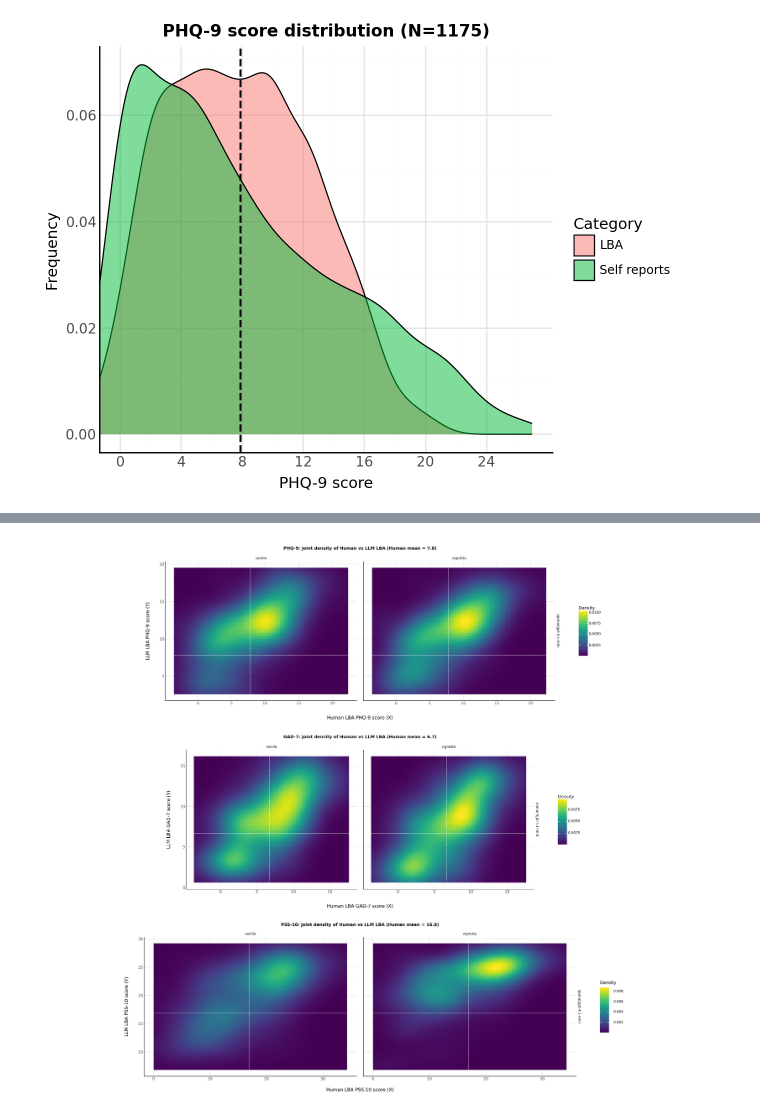
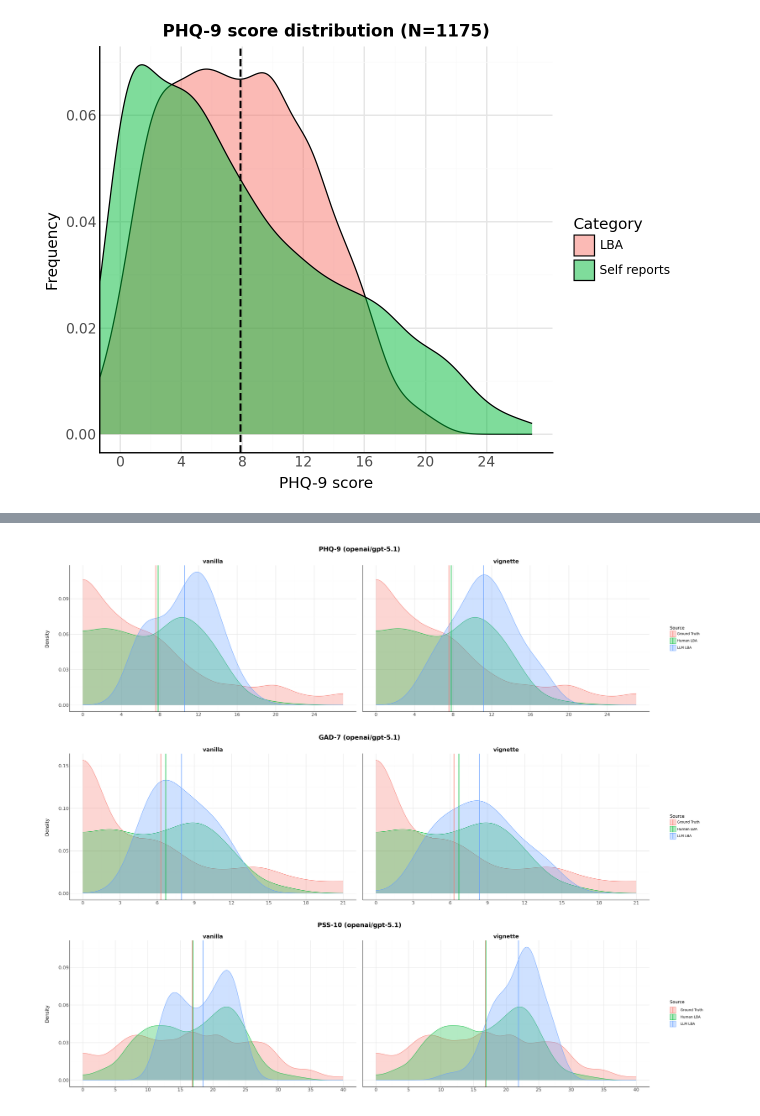
Before and after one commit to shshnk94/personallm, a Jupyter notebook: notebooks/analysis.ipynb, the cells around one changed output, grey strips where cells are left out. Saved outputs shown, nothing was run; the diff lists cells and outputs as text; code cells hidden in the pictures.

```diff
--- a/notebooks/analysis.ipynb
+++ b/notebooks/analysis.ipynb
@@ -429,3 +457,13 @@ pss10_plot = build_density_plot("pss10")
+# %%
+MODEL = "openai/gpt-5.1"
+phq9_plot = build_kde_plot("phq9", MODEL)
+gad7_plot = build_kde_plot("gad7", MODEL)
+pss10_plot = build_kde_plot("pss10", MODEL)
+
+# Each scale is its own strategy-faceted panel; compose side by side.
+(phq9_plot / gad7_plot / pss10_plot) + p9.theme(figure_size=(24, 20))
+# %% [output]
+[figure, added]
 # %%
 # FIXME
 # test if the variance of the distributions are different -- scale and shape
@@ -492,13 +524,11 @@ def build_density2_plot(scale: str):
     )
 
 
-phq9_plot = build_density2_plot("phq9")
-gad7_plot = build_density2_plot("gad7")
-pss10_plot = build_density2_plot("pss10")
+# phq9_plot = build_density2_plot("phq9")
+# gad7_plot = build_density2_plot("gad7")
+# pss10_plot = build_density2_plot("pss10")
 
-(phq9_plot / gad7_plot / pss10_plot) + p9.theme(figure_size=(24, 20))
+# (phq9_plot / gad7_plot / pss10_plot) + p9.theme(figure_size=(24, 20))
-# %% [output]
-[figure, removed]
 # %%
 import statsmodels.formula.api as smf
 
```
Also changed, not shown: parts of 14 cells of this notebook, 1 other file.
